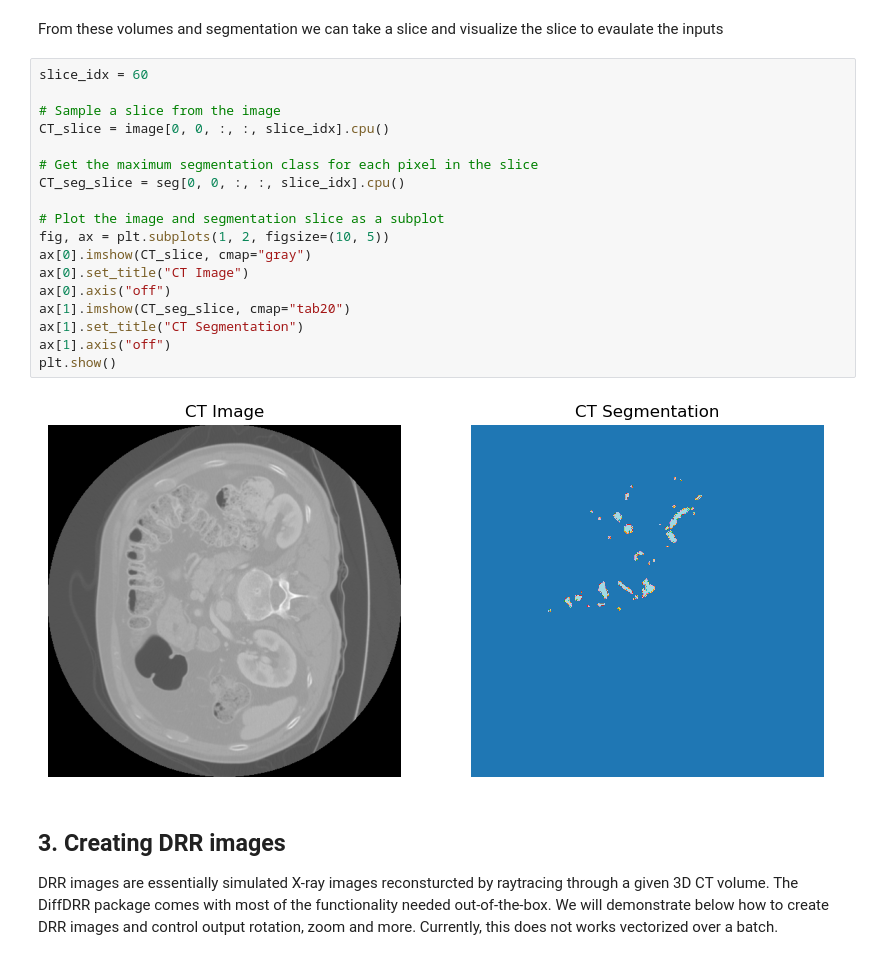
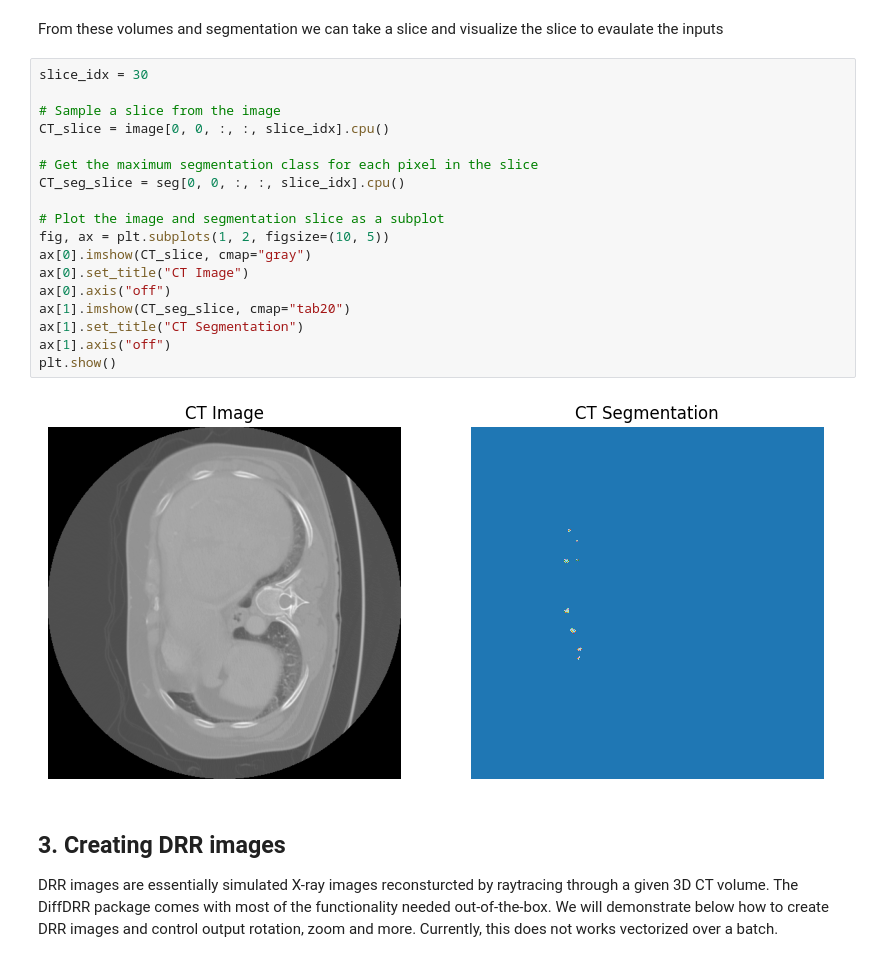
Before and after one commit to LucianoDeben/5ARIP10-ITP-T3G3, a Jupyter notebook: notebooks/pipeline.ipynb, the cells around one changed output. Saved outputs shown, nothing was run; the diff lists cells and outputs as text.

```diff
--- a/notebooks/pipeline.ipynb
+++ b/notebooks/pipeline.ipynb
@@ -99,25 +97,25 @@ torch.Size([1, 1, 512, 512, 96]) torch.Size([1, 1, 512, 512, 96])
 # %% [markdown]
 From these volumes and segmentation we can take a slice and visualize the slice to evaulate the inputs
 # %%
-slice_idx = 60
+slice_idx = 30
 
 # Sample a slice from the image
 CT_slice = image[0, 0, :, :, slice_idx].cpu()
 
 # Get the maximum segmentation class for each pixel in the slice
 CT_seg_slice = seg[0, 0, :, :, slice_idx].cpu()
 
 # Plot the image and segmentation slice as a subplot
 fig, ax = plt.subplots(1, 2, figsize=(10, 5))
 ax[0].imshow(CT_slice, cmap="gray")
 ax[0].set_title("CT Image")
 ax[0].axis("off")
 ax[1].imshow(CT_seg_slice, cmap="tab20")
 ax[1].set_title("CT Segmentation")
 ax[1].axis("off")
 plt.show()
 # %% [output]
-[figure, old version]
+[figure, new version]
 # %% [markdown]
 ## 3. Creating DRR images
 DRR images are essentially simulated X-ray images reconsturcted by raytracing through a given 3D CT volume. The DiffDRR package comes with most of the functionality needed out-of-the-box. We will demonstrate below how to create DRR images and control output rotation, zoom and more. Currently, this does not works vectorized over a batch.
```
Also changed, not shown: parts of 7 cells of this notebook, 1 other file.
